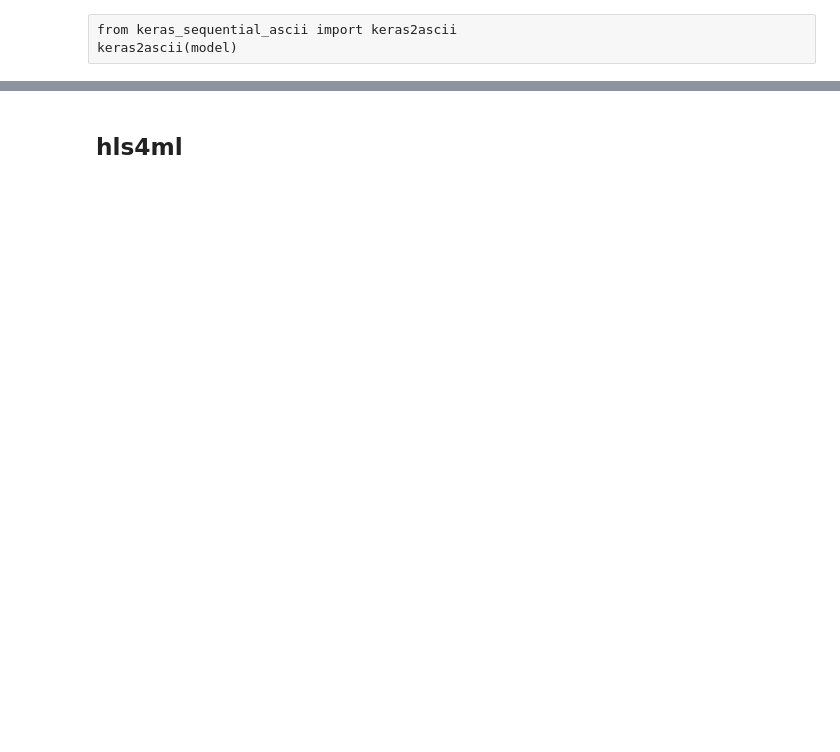
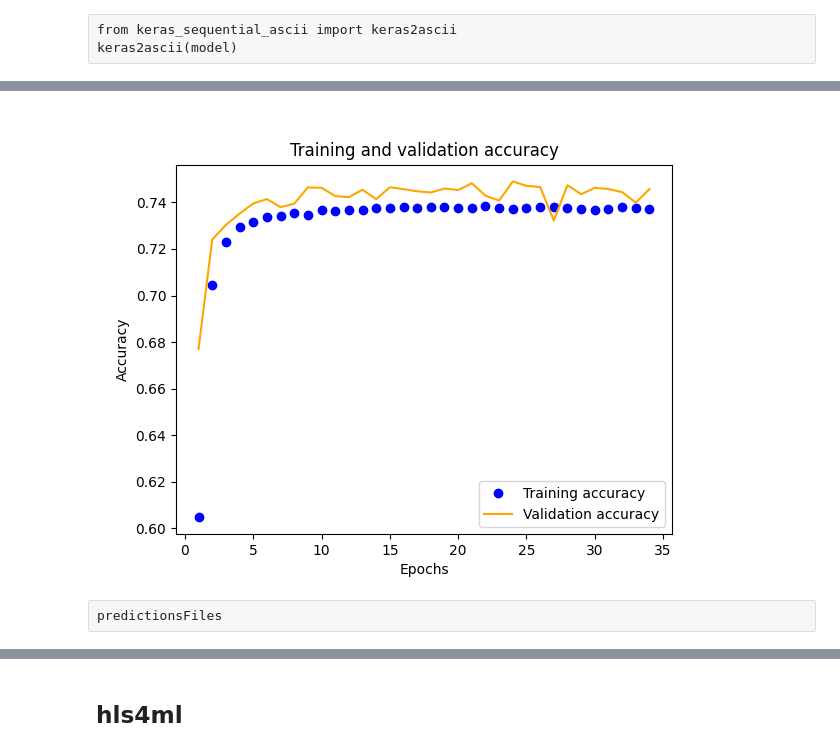
Before and after one commit to nhanvtran/directional-pixel-detectors, a Jupyter notebook: multiclassifier/SimpleNN_ylocalyprofileQkeras1_FoldedBatchNorm.ipynb, the cells around one changed output, grey strips where cells are left out. Cells and saved outputs as stored; diff of their text form; code cells hidden in the pictures; blank space fills up the shorter version.

```diff
--- a/multiclassifier/SimpleNN_ylocalyprofileQkeras1_FoldedBatchNorm.ipynb
+++ b/multiclassifier/SimpleNN_ylocalyprofileQkeras1_FoldedBatchNorm.ipynb
@@ -178,23 +207,25 @@ else:
 # %%
 if train_and_save:
     acc = history.history['sparse_categorical_accuracy']
     val_acc = history.history['val_sparse_categorical_accuracy']
     epochs = range(1, len(acc) + 1)
     plt.plot(epochs, acc, 'bo', label='Training accuracy')
     plt.plot(epochs, val_acc, 'orange', label='Validation accuracy')
     plt.title('Training and validation accuracy')
     plt.xlabel('Epochs')
     plt.ylabel('Accuracy')
     plt.legend()
     #np.max(val_acc)
-    plt.savefig('images/accuracy.png')
+    plt.savefig('images/' + prefix + 'accuracy.png')
     plt.show()
 else:
     from PIL import Image
     #from os.path import exists
 
-    img = Image.open('images/accuracy.png')
+    img = Image.open('images/' + prefix + 'accuracy.png')
     display(img)
+# %% [output]
+[figure, added]
 # %%
 preds = model.predict(X_test)
 predictionsFiles = np.argmax(preds, axis=1)
@@ -203,3 +232,5 @@ predictionsFiles = np.argmax(preds, axis=1)
+# %% [raw]
+predictionsFiles
 # %%
 pd.DataFrame(predictionsFiles).to_csv("csv/predictionsFiles.csv",header='predict', index=False)
 # %%
```
Also changed, not shown: parts of 39 cells of this notebook, 9 other files.
